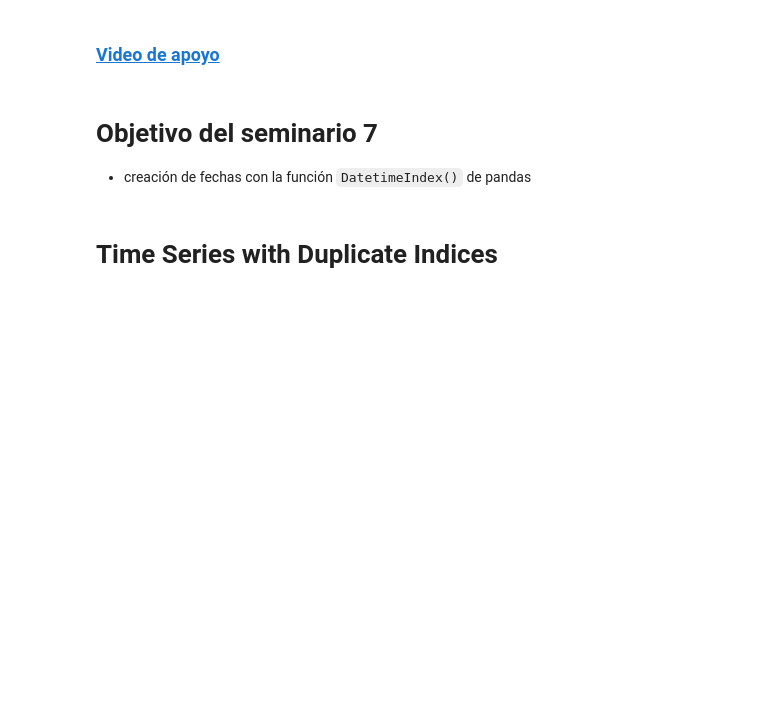
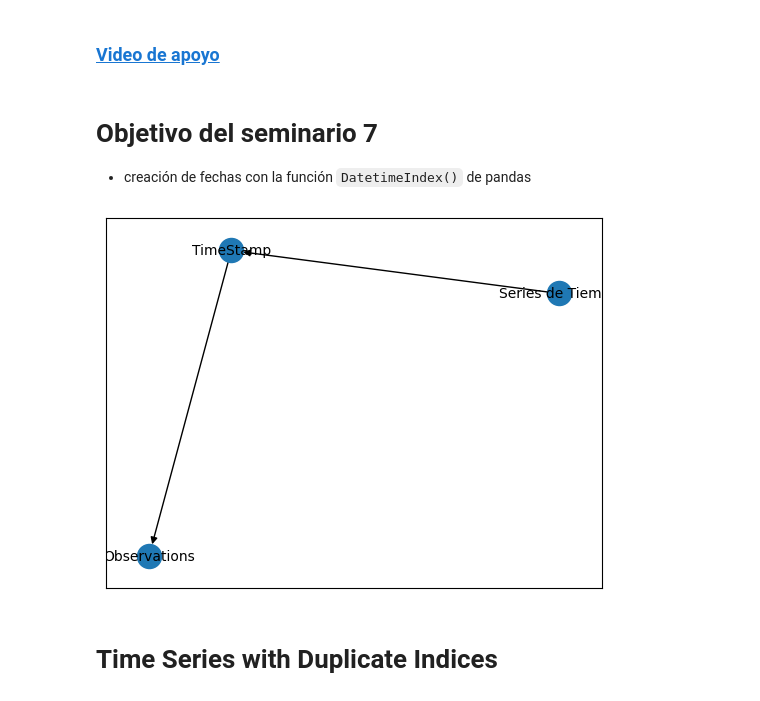
Before and after one commit to marco-canas/arima, a Jupyter notebook: machine_learning/1_time_series/7_seminario_septiembre_20/7_seminario_sep_20_time_series_with_duplicates_indices.ipynb, the cells around one changed output. Drawn from its saved outputs; the diff is of its cells as text; code cells hidden in the pictures; blank space fills up the shorter version.

Commit message:
avance en el mapa conceptual con los conceptos de series de tiempo, momentos particulares y observaciones

```diff
--- a/machine_learning/1_time_series/7_seminario_septiembre_20/7_seminario_sep_20_time_series_with_duplicates_indices.ipynb
+++ b/machine_learning/1_time_series/7_seminario_septiembre_20/7_seminario_sep_20_time_series_with_duplicates_indices.ipynb
@@ -12,15 +12,36 @@
 * creación de fechas con la función `DatetimeIndex()` de pandas
 # %%
 # mapa conceptual
+import matplotlib.pyplot as plt
+import networkx as nx
 
-import networkx as nx
 #crear un grafo dirigido
 G = nx.DiGraph()
 
 # agregar nodos
 G.add_node('Series de Tiempo')
-G.add_node('Timestamp')
-G.add_node('Observacions')
+G.add_node('TimeStamp')
+G.add_node('Observations')
+
+# Aguegar arcos y relaciones
+
+G.add_edge('Series de Tiempo', 'TimeStamp')
+G.add_edge('TimeStamp', 'Observations')
+
+# crear el diseño del grafo
+pos = nx.spring_layout(G)
+
+
+# dibujar nodos y arcos
+nx.draw_networkx_nodes(G, pos)
+nx.draw_networkx_edges(G, pos)
+nx.draw_networkx_labels(G, pos, font_size=10)
+
+
+
+plt.savefig('/home/marco/Documentos/investigacion/investigacion_dengue/machine_learning/images/mapa_conceptual_seminario_7.jpg')
+# %% [output]
+[figure, added]
 # %% [markdown]
 # Time Series with Duplicate Indices
 # %% [markdown]
```
Also changed, not shown: 1 other file.
